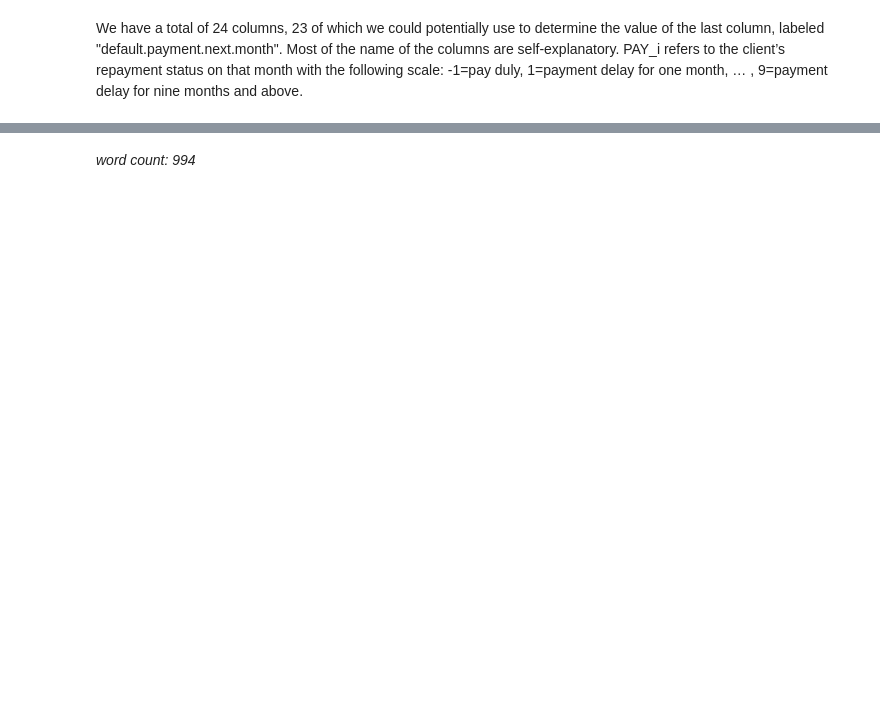
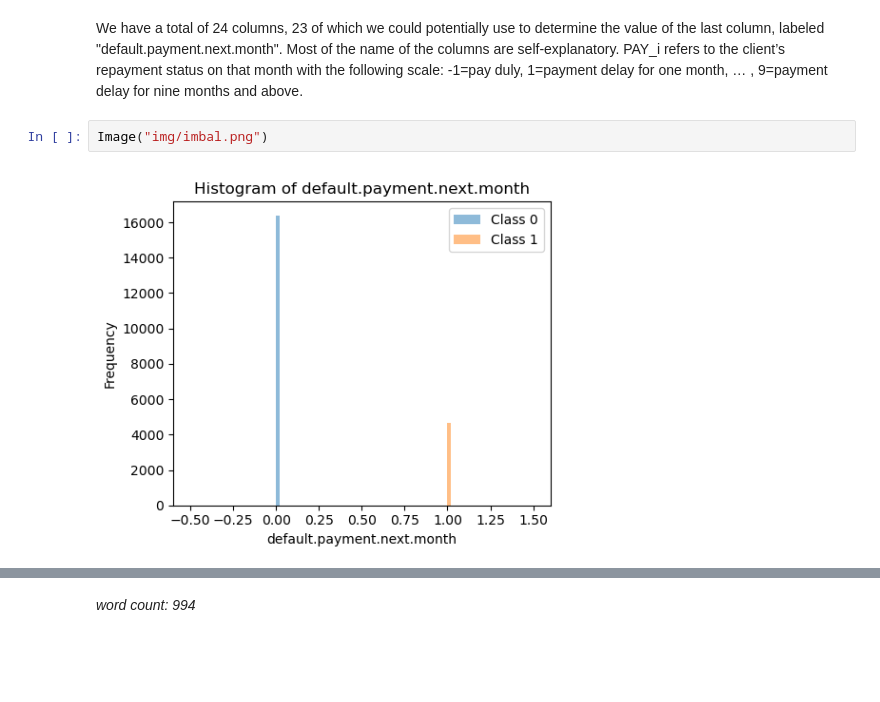
Before and after one commit to jessicapatricia012/CPSC-330-HW9, a Jupyter notebook: hw9.ipynb, the cells around one changed output, grey strips where cells are left out. Saved outputs shown, nothing was run; the diff lists cells and outputs as text; blank space fills up the shorter version.

```diff
--- a/hw9.ipynb
+++ b/hw9.ipynb
@@ -86,3 +88,7 @@ Here is how our first 5 rows of our dataset look like:
 # %% [markdown]
 We have a total of 24 columns, 23 of which we could potentially use to determine the value of the last column, labeled "default.payment.next.month". Most of the name of the columns are self-explanatory. PAY_i refers to the client’s repayment status on that month with the following scale: -1=pay duly, 1=payment delay for one month, … , 9=payment delay for nine months and above.
+# %%
+Image("img/imbal.png")
+# %% [output]
+[figure, added]
 # %% [markdown]
```
Also changed, not shown: parts of 9 cells of this notebook.
